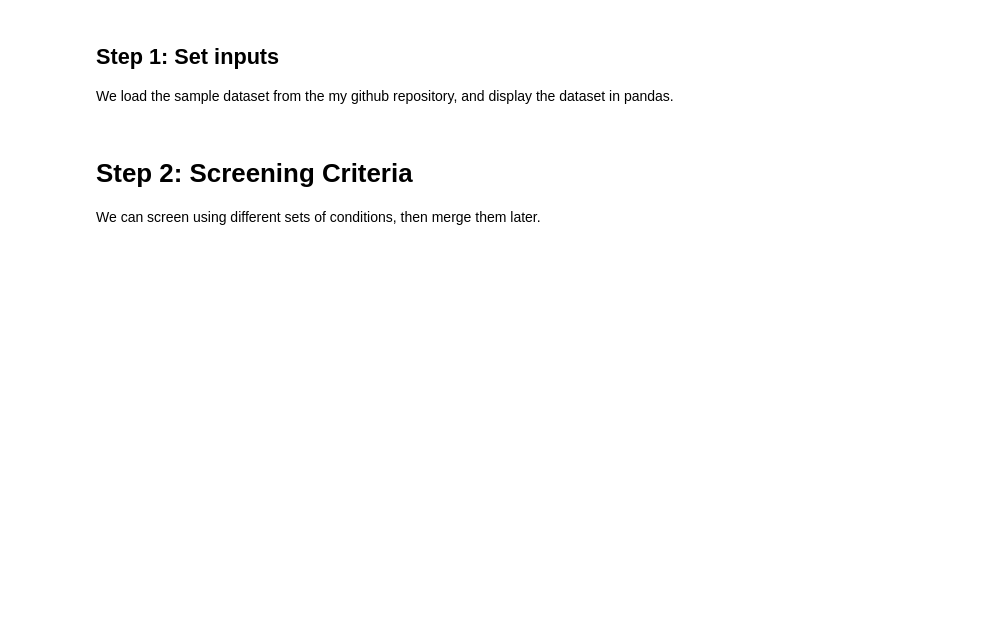
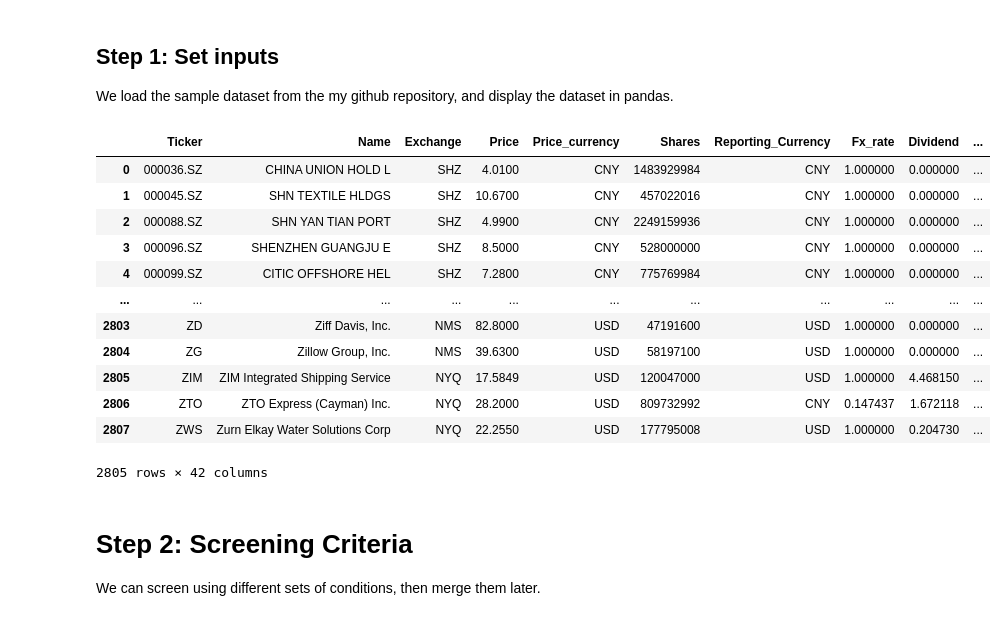
Before and after one commit to JerryChenz/Trading_Proc_v1, a Jupyter notebook: stock_screener.ipynb, the cells around one changed output. Cells and saved outputs as stored; diff of their text form; code cells hidden in the pictures; blank space fills up the shorter version.

```diff
--- a/stock_screener.ipynb
+++ b/stock_screener.ipynb
@@ -6,35 +6,59 @@
 We load the sample dataset from the my github repository, and display the dataset in pandas.
 # %%
 import pandas as pd
-summary_url = 'https://raw.githubusercontent.com/JerryChenz/InvestmentManagementOpen/main/financial_models/Opportunities/Screener/screener_summary.csv'
+summary_url = 'https://raw.githubusercontent.com/JerryChenz/InvestmentManagementOpen/main/financial_models/Opportunities/Screener/screener_summary_latest.csv'
 df = pd.read_csv(summary_url)
+# Preparing the data
+df['Last_fy'] = pd.to_datetime(df['Last_fy'])
+# Missing Forex_rate
+mop_hkd = (df["Price_currency"] == "HKD") & (df["Reporting_Currency"] == "MOP")
+twd_hkd = (df["Price_currency"] == "HKD") & (df["Reporting_Currency"] == "TWD")
+twd_usd = (df["Price_currency"] == "USD") & (df["Reporting_Currency"] == "TWD")
+df.loc[mop_hkd, "Fx_rate"] = 0.98
+df.loc[mop_hkd, "Fx_rate"] = 0.26
+df.loc[twd_usd, "Fx_rate"] = 7.81
+# exclude minor countries
+df = df[df['Fx_rate'].notna()]
 df = df.fillna(0)
 
 # capitalization in reporting currency
 capitalization_price = df['Price'] * df['Shares']
-capitalization_report = capitalization_price * df['Fx_rate']
+capitalization_report = capitalization_price / df['Fx_rate']
 # debt
 total_debt = df['CurrentDebtAndCapitalLeaseObligation'] + df['LongTermDebtAndCapitalLeaseObligation']
 # more easily realizable non-operating assets
-core_monetary_assets = df['CashAndCashEquivalents'] + df['OtherShortTermInvestments']
-monetary_assets = core_monetary_assets + df['InvestmentinFinancialAssets']
+monetary_assets = df['CashAndCashEquivalents'] + df['OtherShortTermInvestments'] + df['InvestmentinFinancialAssets']
 # liquidity_coverage_ratio
-core_lcr = core_monetary_assets / df['CurrentDebtAndCapitalLeaseObligation']
-lcr = monetary_assets / df['CurrentDebtAndCapitalLeaseObligation']
+core_lcr = df['CashAndCashEquivalents'] / df['CurrentLiabilities']
+lcr = monetary_assets / df['CurrentLiabilities']
 # leverage ratio
 current_ratio = df['CurrentAssets'] / df['CurrentLiabilities']
 debt_ratio = total_debt / (df['TotalEquityGrossMinorityInterest'] - df['MinorityInterest'])
 # less easily realizable non-operating assets
 fixed_nonop_assets = (df['InvestmentProperties'] + df['LongTermEquityInvestment']) * 0.5
 total_nonop_assets = monetary_assets + fixed_nonop_assets
 enterprise_value = capitalization_report + total_debt + df['MinorityInterest'] - df['CashAndCashEquivalents'] - total_nonop_assets
 # dividend rate & buyback rate
 dividend_rate = df['Dividend'] / df['Price']
 buyback_rate = df['Buyback'] / df['Price']
 # Net PPE/ Sales
 ppe_multiple = df['NetPPE'] / df['TotalRevenue']
 
-# display(df)
+display(df)
+# %% [output]
+|  | Ticker | Name | Exchange | Price | Price_currency | Shares | Reporting_Currency | Fx_rate | Dividend | ... |
+| 0 | 000036.SZ | CHINA UNION HOLD L | SHZ | 4.0100 | CNY | 1483929984 | CNY | 1.000000 | 0.000000 | ... |
+| 1 | 000045.SZ | SHN TEXTILE HLDGS | SHZ | 10.6700 | CNY | 457022016 | CNY | 1.000000 | 0.000000 | ... |
+| 2 | 000088.SZ | SHN YAN TIAN PORT | SHZ | 4.9900 | CNY | 2249159936 | CNY | 1.000000 | 0.000000 | ... |
+| 3 | 000096.SZ | SHENZHEN GUANGJU E | SHZ | 8.5000 | CNY | 528000000 | CNY | 1.000000 | 0.000000 | ... |
+| 4 | 000099.SZ | CITIC OFFSHORE HEL | SHZ | 7.2800 | CNY | 775769984 | CNY | 1.000000 | 0.000000 | ... |
+| ... | ... | ... | ... | ... | ... | ... | ... | ... | ... | ... |
+| 2803 | ZD | Ziff Davis, Inc. | NMS | 82.8000 | USD | 47191600 | USD | 1.000000 | 0.000000 | ... |
+| 2804 | ZG | Zillow Group, Inc. | NMS | 39.6300 | USD | 58197100 | USD | 1.000000 | 0.000000 | ... |
+| 2805 | ZIM | ZIM Integrated Shipping Service | NYQ | 17.5849 | USD | 120047000 | USD | 1.000000 | 4.468150 | ... |
+| 2806 | ZTO | ZTO Express (Cayman) Inc. | NYQ | 28.2000 | USD | 809732992 | CNY | 0.147437 | 1.672118 | ... |
+| 2807 | ZWS | Zurn Elkay Water Solutions Corp | NYQ | 22.2550 | USD | 177795008 | USD | 1.000000 | 0.204730 | ... |
+2805 rows × 42 columns
 # %% [markdown]
 # Step 2: Screening Criteria
 
```
Also changed, not shown: parts of 6 cells of this notebook.
